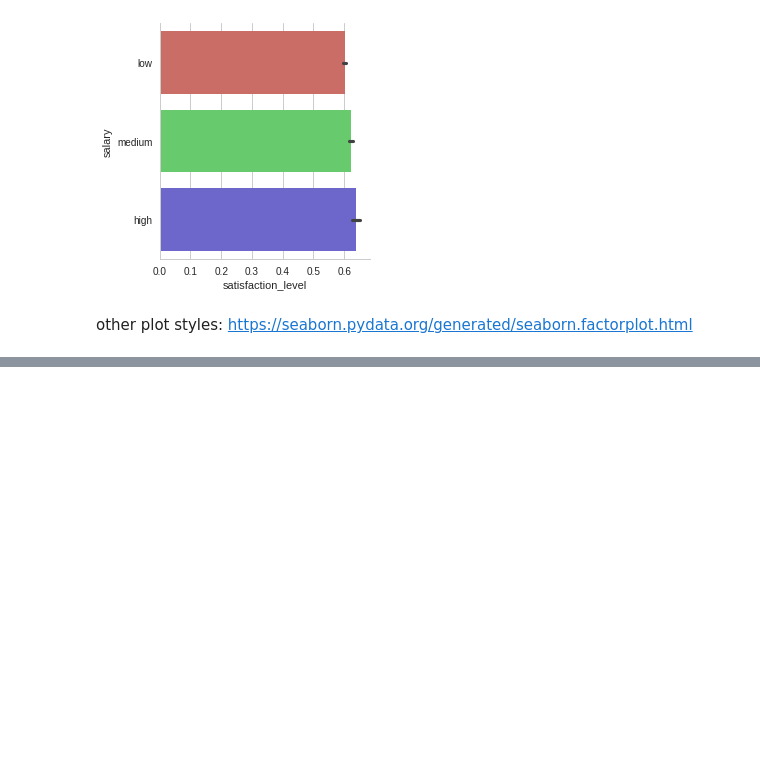
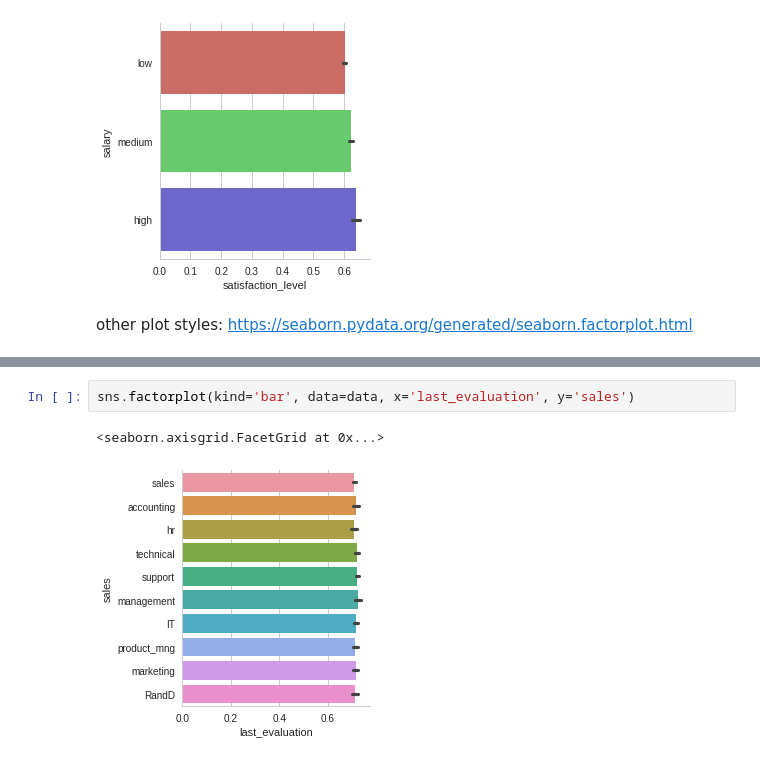
Before and after one commit to ContextLab/storytelling-with-data, a Jupyter notebook: data-stories/human-resources/human-resources.ipynb, the cells around one changed output, grey strips where cells are left out. Drawn from its saved outputs; the diff is of its cells as text; blank space fills up the shorter version.

```diff
--- a/data-stories/human-resources/human-resources.ipynb
+++ b/data-stories/human-resources/human-resources.ipynb
@@ -43,0 +60,5 @@ other plot styles: https://seaborn.pydata.org/generated/seaborn.factorplot.html
+# %%
+sns.factorplot(kind='bar', data=data, x='last_evaluation', y='sales')
+# %% [output]
+<seaborn.axisgrid.FacetGrid at 0x...>
+[figure, added]
```
Also changed, not shown: parts of 10 cells of this notebook.
